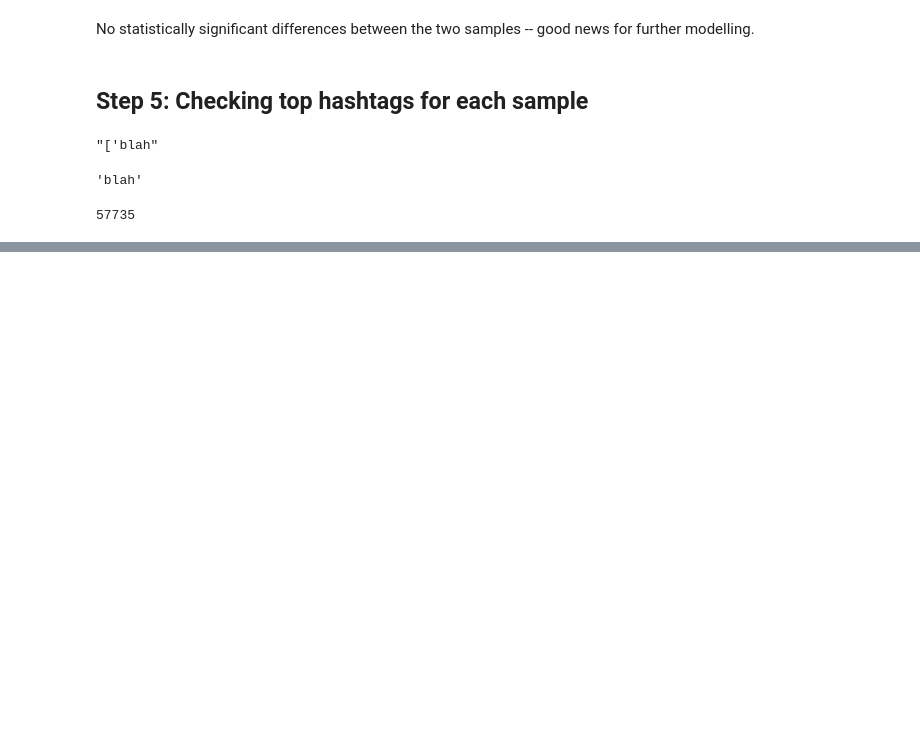
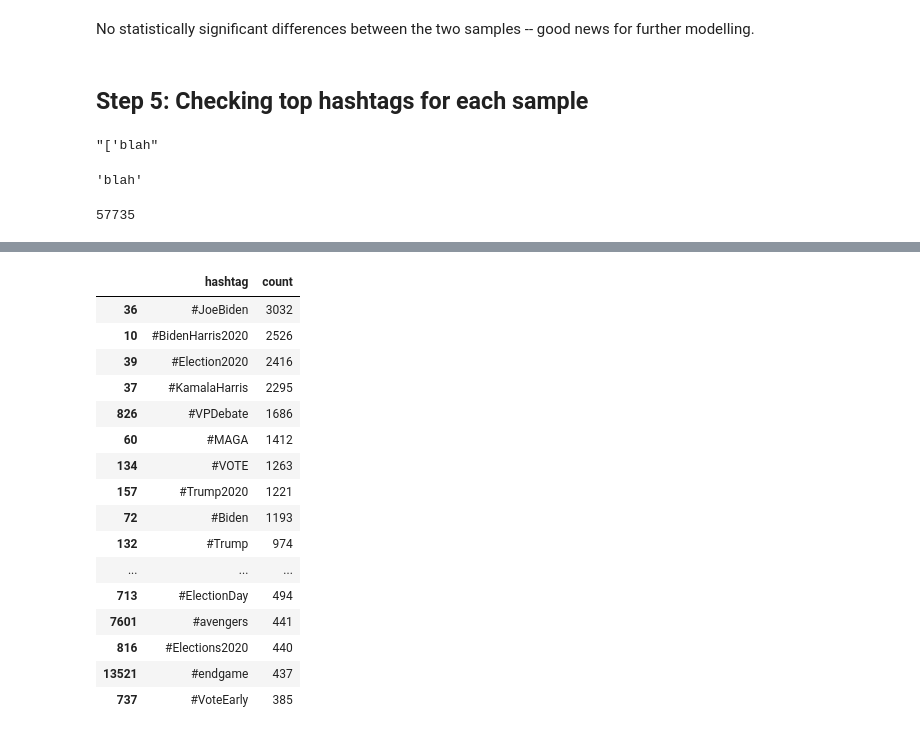
Before and after one commit to lara-ehr/spaCy-explorers, a Jupyter notebook: election-tweet-classification/election_tweet_eda.ipynb, the cells around one changed output, grey strips where cells are left out. Cells and saved outputs as stored; diff of their text form; code cells hidden in the pictures; blank space fills up the shorter version.

```diff
--- a/election-tweet-classification/election_tweet_eda.ipynb
+++ b/election-tweet-classification/election_tweet_eda.ipynb
@@ -282,0 +288,20 @@ rep_sum.sort_values(by='count', ascending=False).head(20)
+# %%
+dem_sum
+# %% [output]
+|  | hashtag | count |
+| 36 | #JoeBiden | 3032 |
+| 10 | #BidenHarris2020 | 2526 |
+| 39 | #Election2020 | 2416 |
+| 37 | #KamalaHarris | 2295 |
+| 826 | #VPDebate | 1686 |
+| 60 | #MAGA | 1412 |
+| 134 | #VOTE | 1263 |
+| 157 | #Trump2020 | 1221 |
+| 72 | #Biden | 1193 |
+| 132 | #Trump | 974 |
+| ... | ... | ... |
+| 713 | #ElectionDay | 494 |
+| 7601 | #avengers | 441 |
+| 816 | #Elections2020 | 440 |
+| 13521 | #endgame | 437 |
+| 737 | #VoteEarly | 385 |
```
Also changed, not shown: parts of 11 cells of this notebook.
